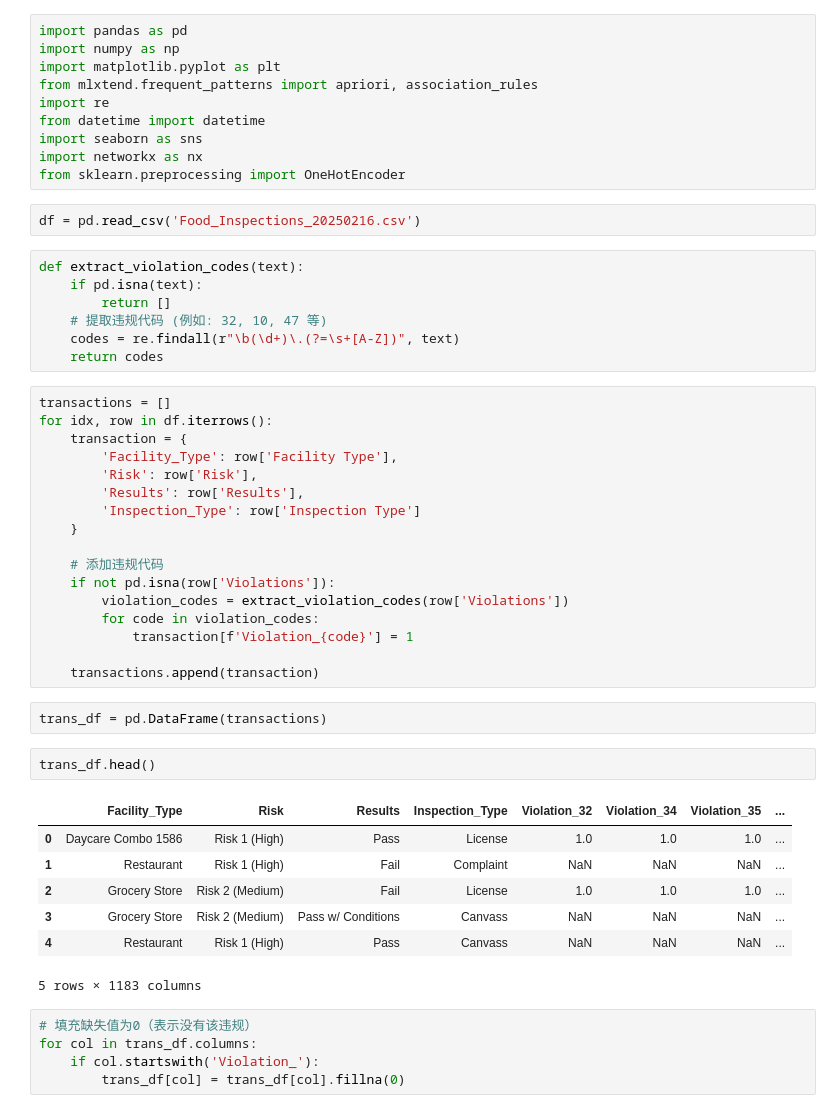
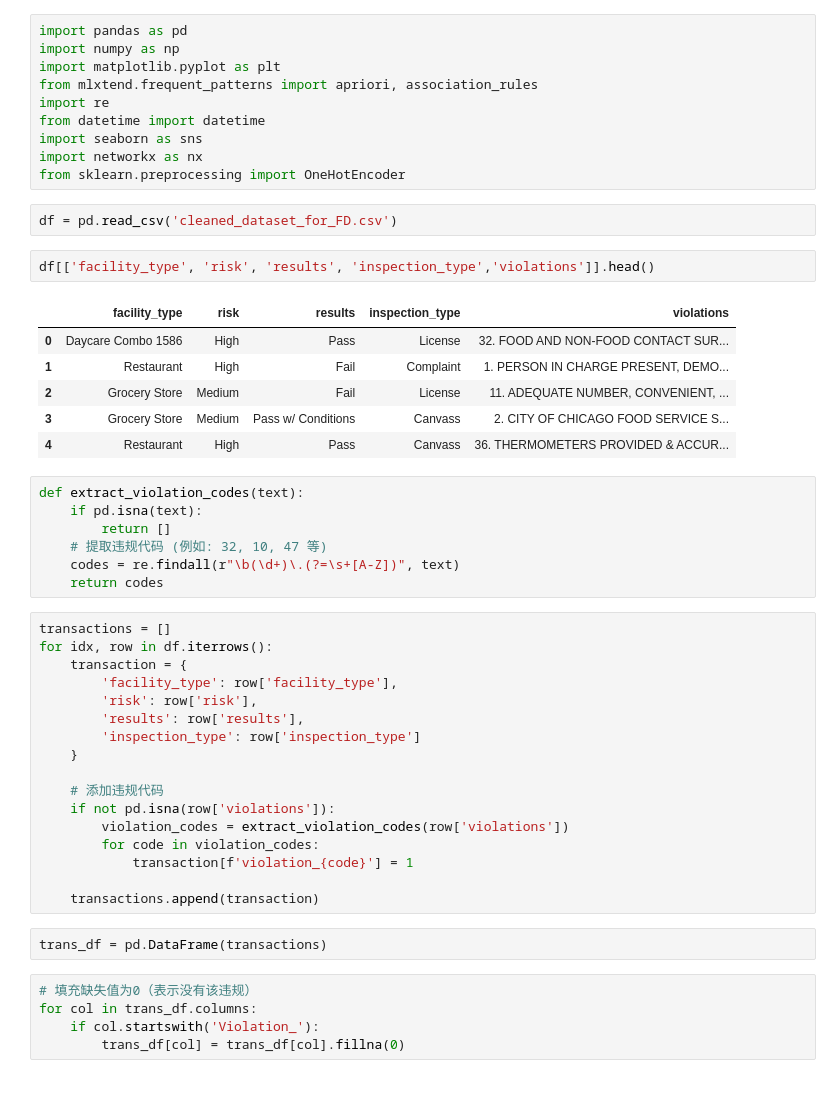
Before and after one commit to piglet12138/-DATA-PREPARATION-FOR-FOOD-INSPECTION, a Jupyter notebook: data_preparation.ipynb, the cells around one changed output. Saved outputs shown, nothing was run; the diff lists cells and outputs as text.

```diff
--- a/data_preparation.ipynb
+++ b/data_preparation.ipynb
@@ -89,7 +89,16 @@ import seaborn as sns
 import networkx as nx
 from sklearn.preprocessing import OneHotEncoder
 # %%
-df = pd.read_csv('Food_Inspections_20250216.csv')
+df = pd.read_csv('cleaned_dataset_for_FD.csv')
+# %%
+df[['facility_type', 'risk', 'results', 'inspection_type','violations']].head()
+# %% [output]
+|  | facility_type | risk | results | inspection_type | violations |
+| 0 | Daycare Combo 1586 | High | Pass | License | 32. FOOD AND NON-FOOD CONTACT SUR... |
+| 1 | Restaurant | High | Fail | Complaint | 1. PERSON IN CHARGE PRESENT, DEMO... |
+| 2 | Grocery Store | Medium | Fail | License | 11. ADEQUATE NUMBER, CONVENIENT, ... |
+| 3 | Grocery Store | Medium | Pass w/ Conditions | Canvass | 2. CITY OF CHICAGO FOOD SERVICE S... |
+| 4 | Restaurant | High | Pass | Canvass | 36. THERMOMETERS PROVIDED & ACCUR... |
 # %%
 def extract_violation_codes(text):
     if pd.isna(text):
@@ -101,31 +110,21 @@ def extract_violation_codes(text):
 transactions = []
 for idx, row in df.iterrows():
     transaction = {
-        'Facility_Type': row['Facility Type'],
-        'Risk': row['Risk'],
-        'Results': row['Results'],
-        'Inspection_Type': row['Inspection Type']
+        'facility_type': row['facility_type'],
+        'risk': row['risk'],
+        'results': row['results'],
+        'inspection_type': row['inspection_type']
     }
 
     # 添加违规代码
-    if not pd.isna(row['Violations']):
-        violation_codes = extract_violation_codes(row['Violations'])
+    if not pd.isna(row['violations']):
+        violation_codes = extract_violation_codes(row['violations'])
         for code in violation_codes:
-            transaction[f'Violation_{code}'] = 1
+            transaction[f'violation_{code}'] = 1
 
     transactions.append(transaction)
 # %%
 trans_df = pd.DataFrame(transactions)
-# %%
-trans_df.head()
-# %% [output]
-|  | Facility_Type | Risk | Results | Inspection_Type | Violation_32 | Violation_34 | Violation_35 | ... |
-| 0 | Daycare Combo 1586 | Risk 1 (High) | Pass | License | 1.0 | 1.0 | 1.0 | ... |
-| 1 | Restaurant | Risk 1 (High) | Fail | Complaint | NaN | NaN | NaN | ... |
-| 2 | Grocery Store | Risk 2 (Medium) | Fail | License | 1.0 | 1.0 | 1.0 | ... |
-| 3 | Grocery Store | Risk 2 (Medium) | Pass w/ Conditions | Canvass | NaN | NaN | NaN | ... |
-| 4 | Restaurant | Risk 1 (High) | Pass | Canvass | NaN | NaN | NaN | ... |
-5 rows × 1183 columns
 # %%
 # 填充缺失值为0（表示没有该违规）
 for col in trans_df.columns:
```
Also changed, not shown: parts of 4 cells of this notebook, 2 other files.
